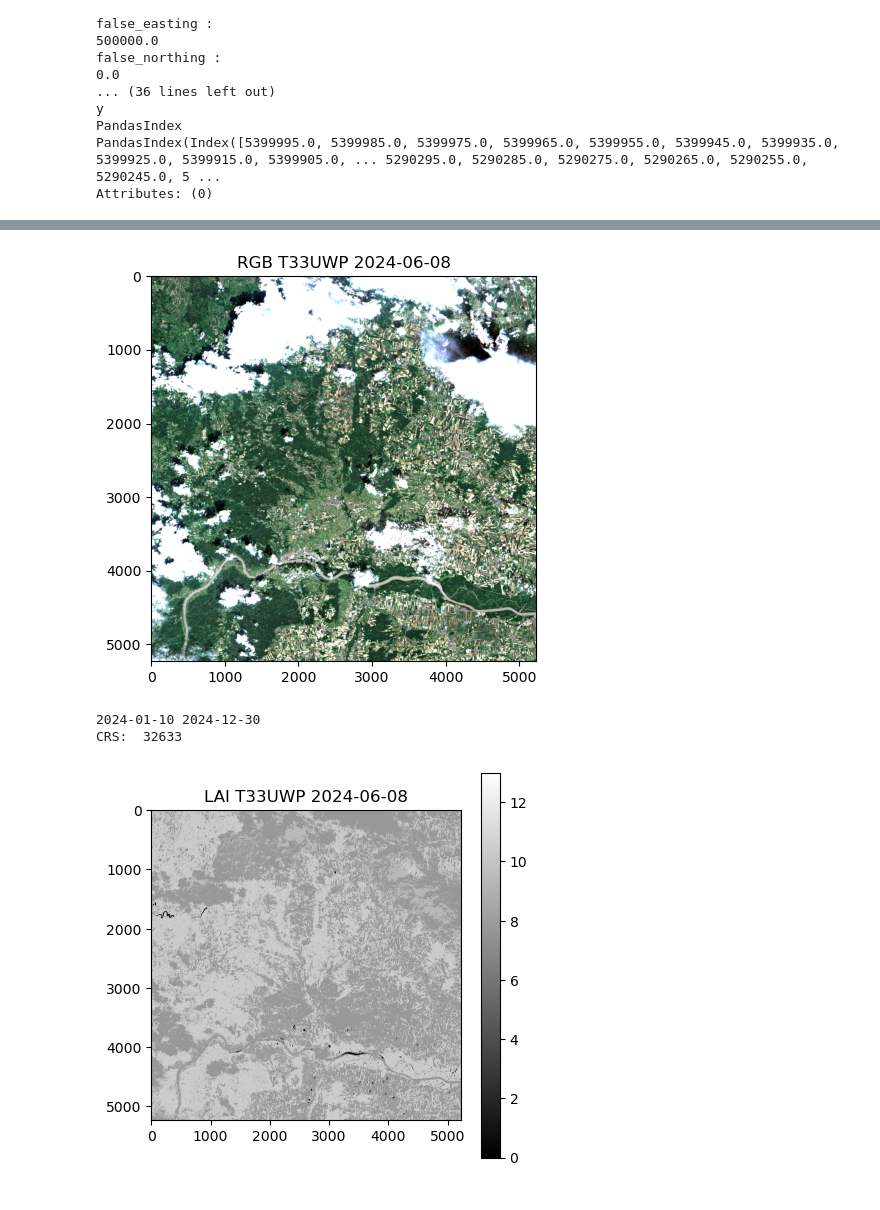
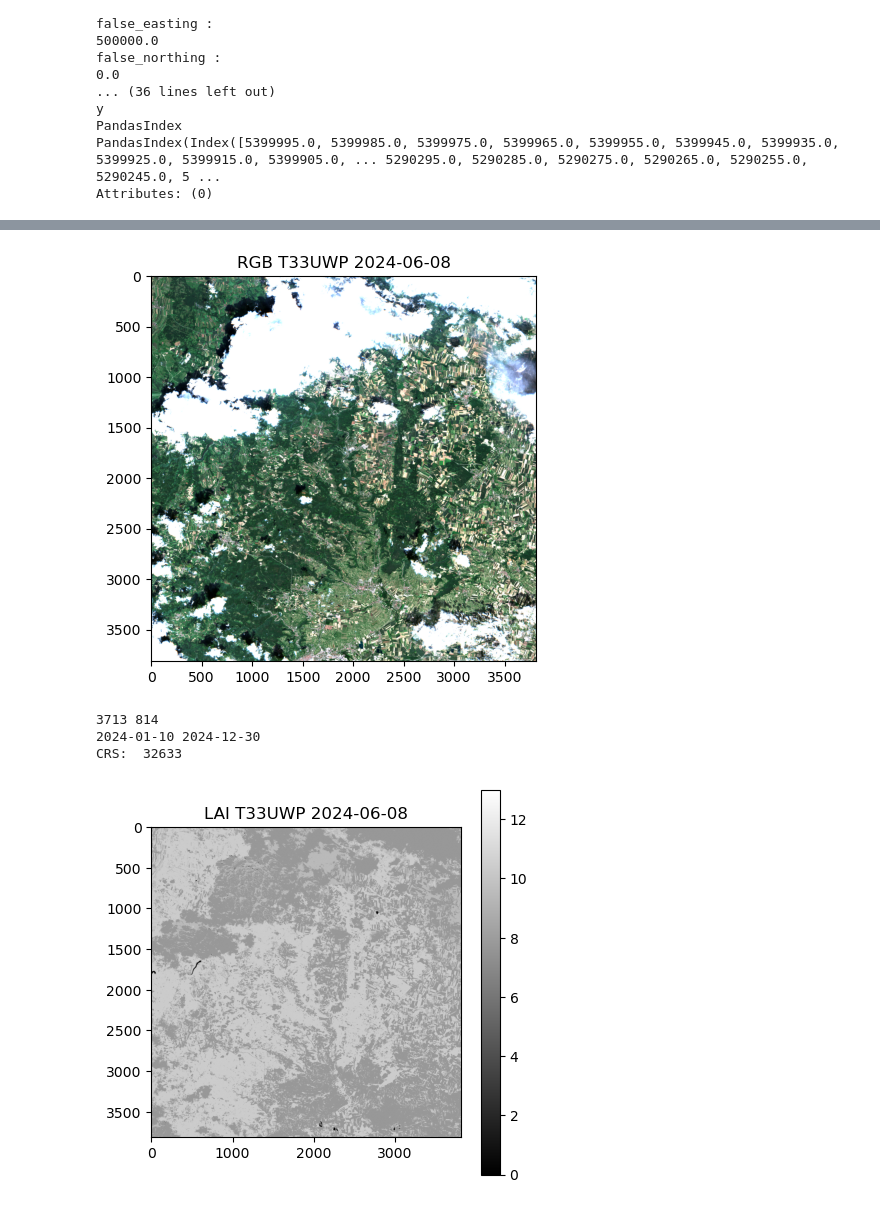
Before and after one commit to eodcgmbh/eodc-examples, a Jupyter notebook: demos/S2/indices.ipynb, the cells around one changed output, grey strips where cells are left out. Drawn from its saved outputs; the diff is of its cells as text; code cells hidden in the pictures.

Commit message:
update plots geometry and MA

```diff
--- a/demos/S2/indices.ipynb
+++ b/demos/S2/indices.ipynb
@@ -92,8 +92,8 @@ polygon = Polygon(
 T33UWP
 # %%
 # pick an item from the list provided and get the tile and polygon from there
-# fields = gpd.read_file("test_felder.json")
-# tile = fields["Name"][2]
-# polygon = fields["geometry"][2]
-# xp,yp = polygon.exterior.xy
-# tile
+fields = gpd.read_file("test_felder.json")
+tile = fields["Name"][2]
+polygon = fields["geometry"][2]
+xp,yp = polygon.exterior.xy
+tile
@@ -243,35 +261,42 @@ plt.title(f'RGB {tile} {data["time"].values[t0].astype(str)[:10]}')
 plt.imshow(tone_mapping(data), cmap='brg')
 plt.show()
 # %% [output]
-[figure, old version]
+[figure, new version]
 # %%
 data = xr.open_zarr(f"https://objectstore.eodc.eu:2222/68e13833a1624f43ba2cac01376a18af:indices/s2-indices-{tile}.zarr", chunks="auto")
 
 i = np.argmin(abs(polygon.centroid.x - data.x.values))
 j = np.argmin(abs(polygon.centroid.y - data.y.values))
+print(i, j)
+a, b = 3000, 3000
+if i < 3000 or j < 3000:
+    a = np.min([i,j])
+if i > np.max(data.x.values) - 3000 or j > np.max(data.y.values) - 3000:
+    b = np.min([i, j])
 
 data = data.sortby("time")
 
 t = [(str(time)[:10]) for time in data["time"].values]
 t = np.array(t, dtype="datetime64")
 print(t[0], t[-1])
 
 crs = int(data["spatial_ref"].values)
 print("CRS: ", crs)
 
 x = data["x"][i]
 y = data["y"][j]
 
 lon, lat = reproject(x = x, y = y, crs = crs)["lon"], reproject(x = x, y = y, crs = crs)["lat"]
 
 t0 = 15
 
 plt.figure(figsize=(5,5))
 plt.title(f'LAI {tile} {data["time"].values[t0][:10]}')
 plt.imshow(data.lai[t0, j-a:j+b, i-a:i+b], cmap="gray", vmin=0, vmax=13)
 plt.colorbar()
 plt.show()
 # %% [output]
+3713 814
 2024-01-10 2024-12-30
 CRS:  32633
-[figure, old version]
+[figure, new version]
```
Also changed, not shown: parts of 20 cells of this notebook.
